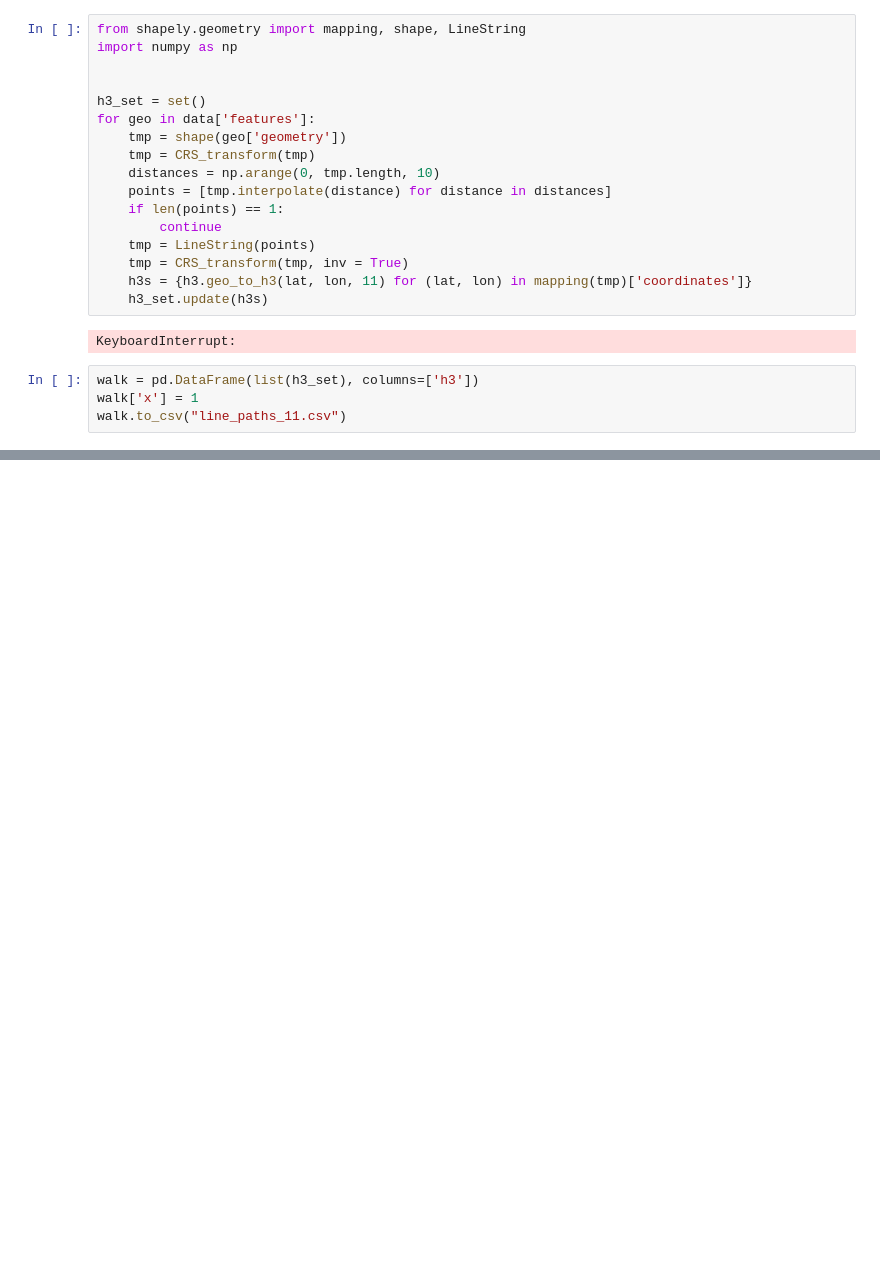
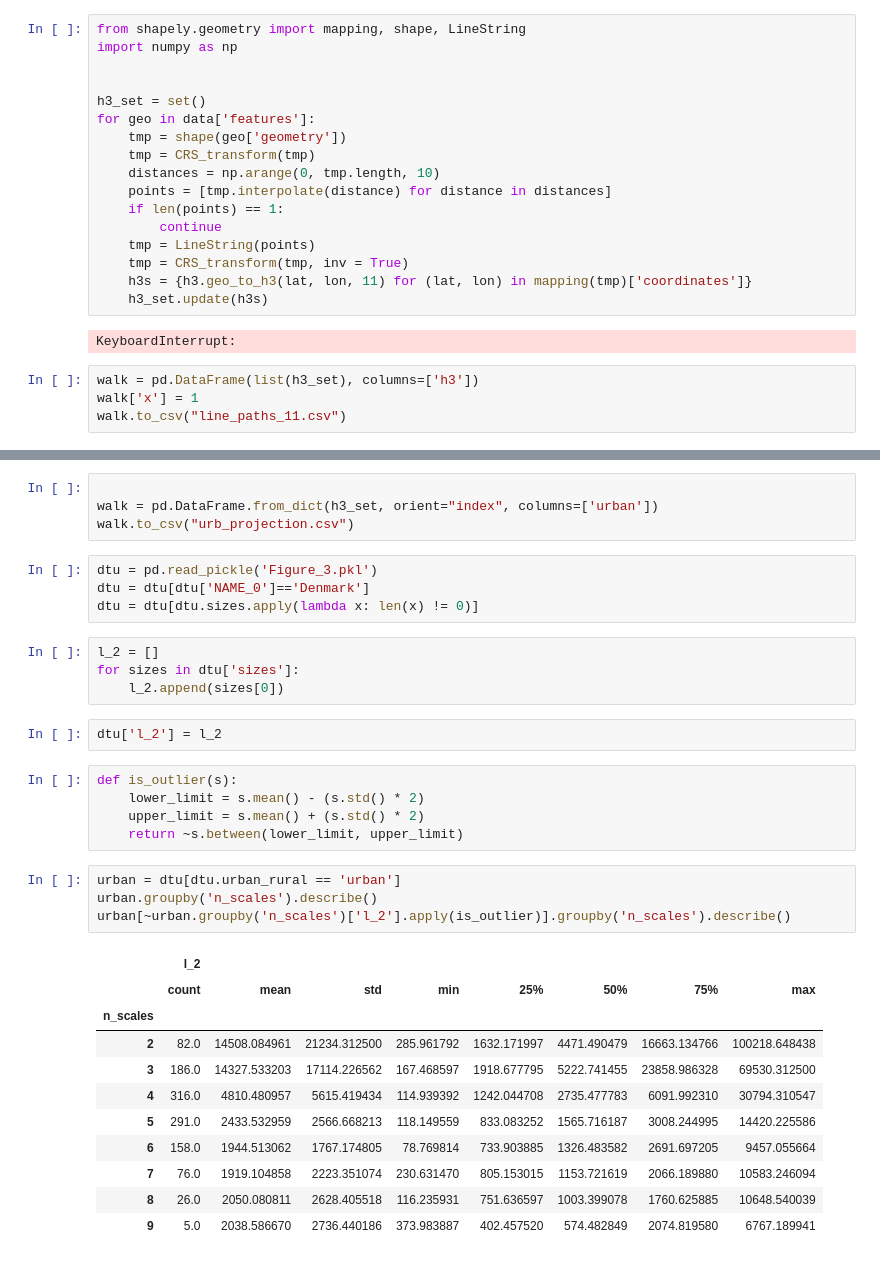
Before and after one commit to inkompotato/transit, a Jupyter notebook: notebooks/gtfs_kit.ipynb, the cells around one changed output, grey strips where cells are left out. Cells and saved outputs as stored; diff of their text form; blank space fills up the shorter version.

```diff
--- a/notebooks/gtfs_kit.ipynb
+++ b/notebooks/gtfs_kit.ipynb
@@ -260,0 +348,35 @@ walk.to_csv("line_paths_11.csv")
+# %%
+
+walk = pd.DataFrame.from_dict(h3_set, orient="index", columns=['urban'])
+walk.to_csv("urb_projection.csv")
+# %%
+dtu = pd.read_pickle('Figure_3.pkl')
+dtu = dtu[dtu['NAME_0']=='Denmark']
+dtu = dtu[dtu.sizes.apply(lambda x: len(x) != 0)]
+# %%
+l_2 = []
+for sizes in dtu['sizes']:
+    l_2.append(sizes[0])
+# %%
+dtu['l_2'] = l_2
+# %%
+def is_outlier(s):
+    lower_limit = s.mean() - (s.std() * 2)
+    upper_limit = s.mean() + (s.std() * 2)
+    return ~s.between(lower_limit, upper_limit)
+# %%
+urban = dtu[dtu.urban_rural == 'urban']
+urban.groupby('n_scales').describe()
+urban[~urban.groupby('n_scales')['l_2'].apply(is_outlier)].groupby('n_scales').describe()
+# %% [output]
+|  | l_2 |  |  |  |  |  |  |  |
+|  | count | mean | std | min | 25% | 50% | 75% | max |
+| n_scales |  |  |  |  |  |  |  |  |
+| 2 | 82.0 | 14508.084961 | 21234.312500 | 285.961792 | 1632.171997 | 4471.490479 | 16663.134766 | 100218.648438 |
+| 3 | 186.0 | 14327.533203 | 17114.226562 | 167.468597 | 1918.677795 | 5222.741455 | 23858.986328 | 69530.312500 |
+| 4 | 316.0 | 4810.480957 | 5615.419434 | 114.939392 | 1242.044708 | 2735.477783 | 6091.992310 | 30794.310547 |
+| 5 | 291.0 | 2433.532959 | 2566.668213 | 118.149559 | 833.083252 | 1565.716187 | 3008.244995 | 14420.225586 |
+| 6 | 158.0 | 1944.513062 | 1767.174805 | 78.769814 | 733.903885 | 1326.483582 | 2691.697205 | 9457.055664 |
+| 7 | 76.0 | 1919.104858 | 2223.351074 | 230.631470 | 805.153015 | 1153.721619 | 2066.189880 | 10583.246094 |
+| 8 | 26.0 | 2050.080811 | 2628.405518 | 116.235931 | 751.636597 | 1003.399078 | 1760.625885 | 10648.540039 |
+| 9 | 5.0 | 2038.586670 | 2736.440186 | 373.983887 | 402.457520 | 574.482849 | 2074.819580 | 6767.189941 |
```
Also changed, not shown: parts of 9 cells of this notebook.
